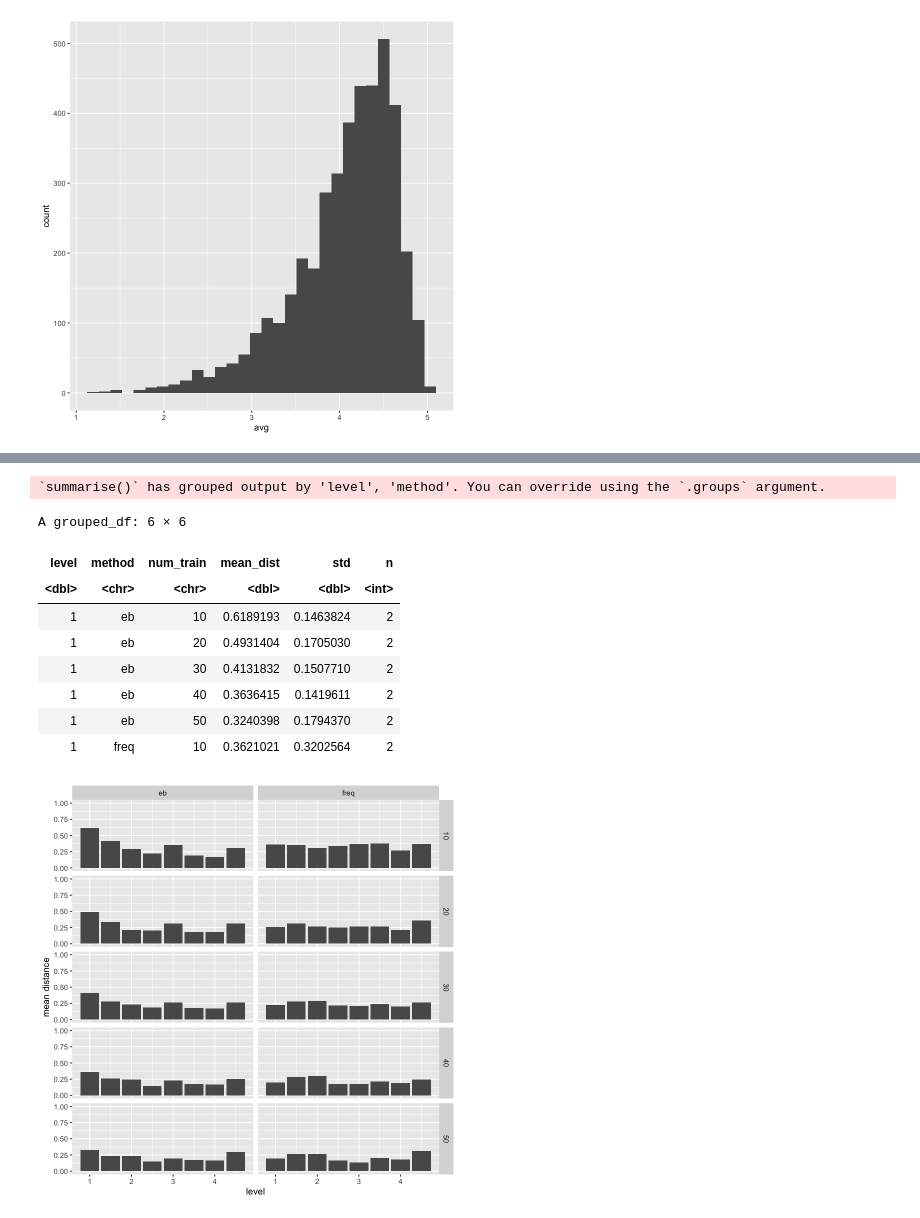
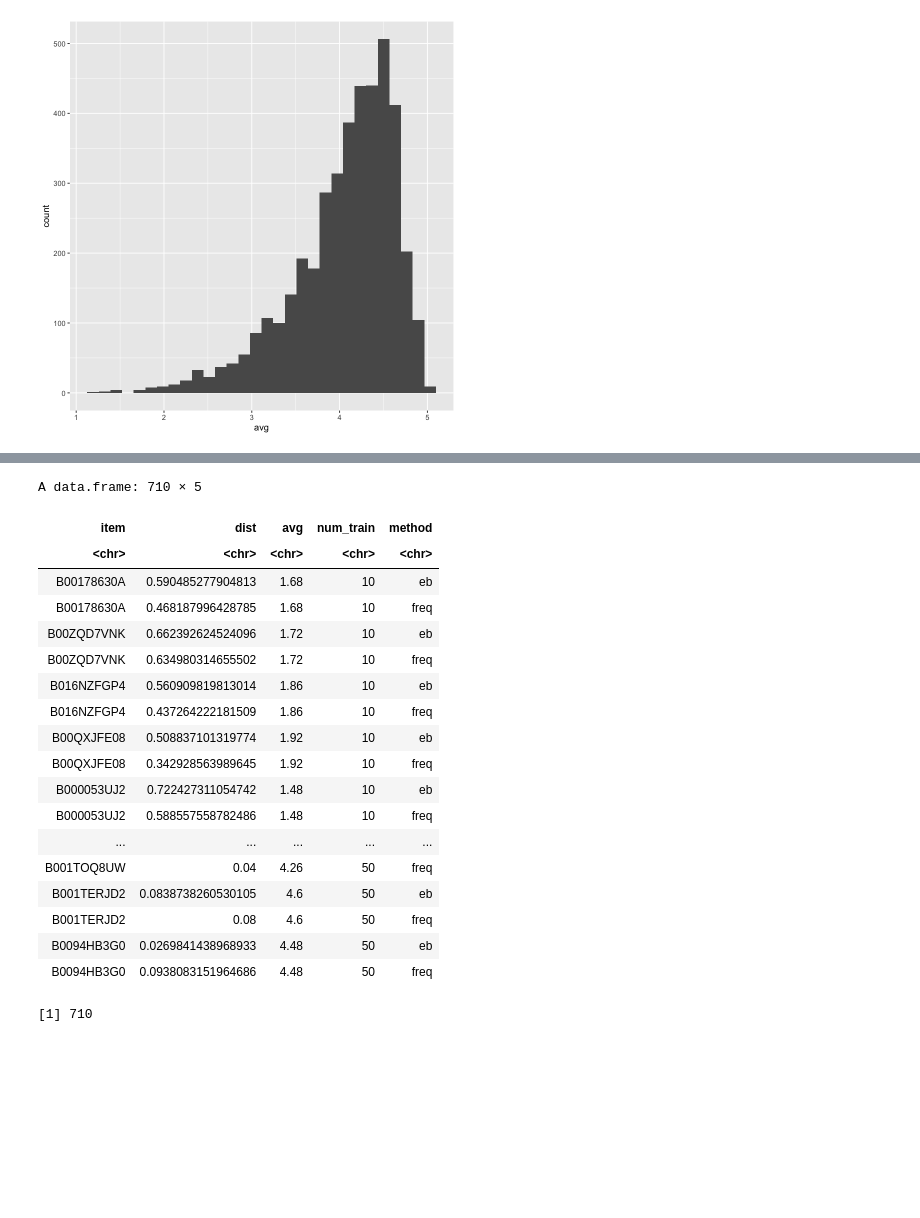
Before and after one commit to LEFTA98/empirical_bayes, a Jupyter notebook: eb_experiments_1.ipynb, the cells around one changed output, grey strips where cells are left out. Drawn from its saved outputs; the diff is of its cells as text; code cells hidden in the pictures; blank space fills up the shorter version.

```diff
--- a/eb_experiments_1.ipynb
+++ b/eb_experiments_1.ipynb
@@ -291,28 +289,26 @@ ggplot(results_df) +
-# %%
-avg_df <- results_df %>%
-          mutate(level=floor(avg*2)/2) %>%
-          group_by(level, method, num_train) %>%
-          summarize(mean_dist=mean(dist), std = sd(dist), n=dplyr::n())
-# %% [output]
-`summarise()` has grouped output by 'level', 'method'. You can override using the `.groups` argument.
-# %%
-head(avg_df)
-# %% [output]
-A grouped_df: 6 × 6
-| level | method | num_train | mean_dist | std | n |
-| <dbl> | <chr> | <chr> | <dbl> | <dbl> | <int> |
-| 1 | eb | 10 | 0.6189193 | 0.1463824 | 2 |
-| 1 | eb | 20 | 0.4931404 | 0.1705030 | 2 |
-| 1 | eb | 30 | 0.4131832 | 0.1507710 | 2 |
-| 1 | eb | 40 | 0.3636415 | 0.1419611 | 2 |
-| 1 | eb | 50 | 0.3240398 | 0.1794370 | 2 |
-| 1 | freq | 10 | 0.3621021 | 0.3202564 | 2 |
-# %%
-# Plotting averages by buckets of 0.5
-
-ggplot(avg_df) +
-    geom_bar(aes(x=level,y=mean_dist), stat='identity') +
-    facet_grid(rows = vars(num_train), cols=vars(method)) +
-    scale_y_continuous(name="mean distance", limits=c(0, 1))
-# %% [output]
-[figure, removed]
+# %%
+results_df
+# %% [output]
+A data.frame: 710 × 5
+| item | dist | avg | num_train | method |
+| <chr> | <chr> | <chr> | <chr> | <chr> |
+| B00178630A | 0.590485277904813 | 1.68 | 10 | eb |
+| B00178630A | 0.468187996428785 | 1.68 | 10 | freq |
+| B00ZQD7VNK | 0.662392624524096 | 1.72 | 10 | eb |
+| B00ZQD7VNK | 0.634980314655502 | 1.72 | 10 | freq |
+| B016NZFGP4 | 0.560909819813014 | 1.86 | 10 | eb |
+| B016NZFGP4 | 0.437264222181509 | 1.86 | 10 | freq |
+| B00QXJFE08 | 0.508837101319774 | 1.92 | 10 | eb |
+| B00QXJFE08 | 0.342928563989645 | 1.92 | 10 | freq |
+| B000053UJ2 | 0.722427311054742 | 1.48 | 10 | eb |
+| B000053UJ2 | 0.588557558782486 | 1.48 | 10 | freq |
+| ... | ... | ... | ... | ... |
+| B001TOQ8UW | 0.04 | 4.26 | 50 | freq |
+| B001TERJD2 | 0.0838738260530105 | 4.6 | 50 | eb |
+| B001TERJD2 | 0.08 | 4.6 | 50 | freq |
+| B0094HB3G0 | 0.0269841438968933 | 4.48 | 50 | eb |
+| B0094HB3G0 | 0.0938083151964686 | 4.48 | 50 | freq |
+# %%
+nrow(results_df)
+# %% [output]
+[1] 710
```
Also changed, not shown: parts of 11 cells of this notebook.
